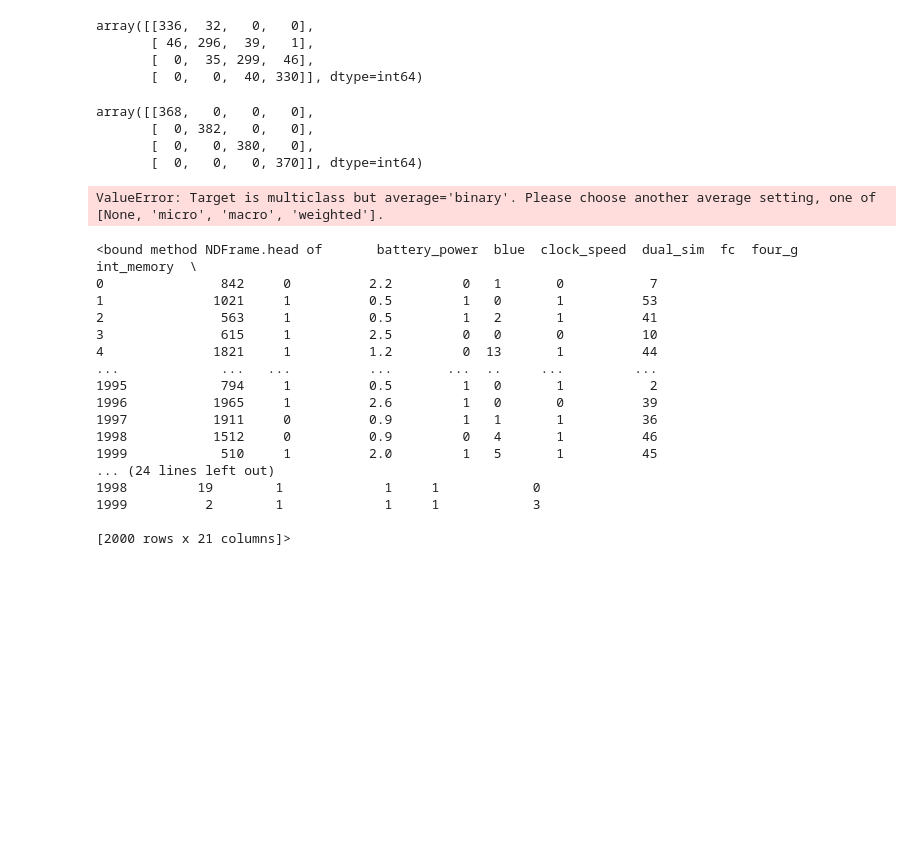
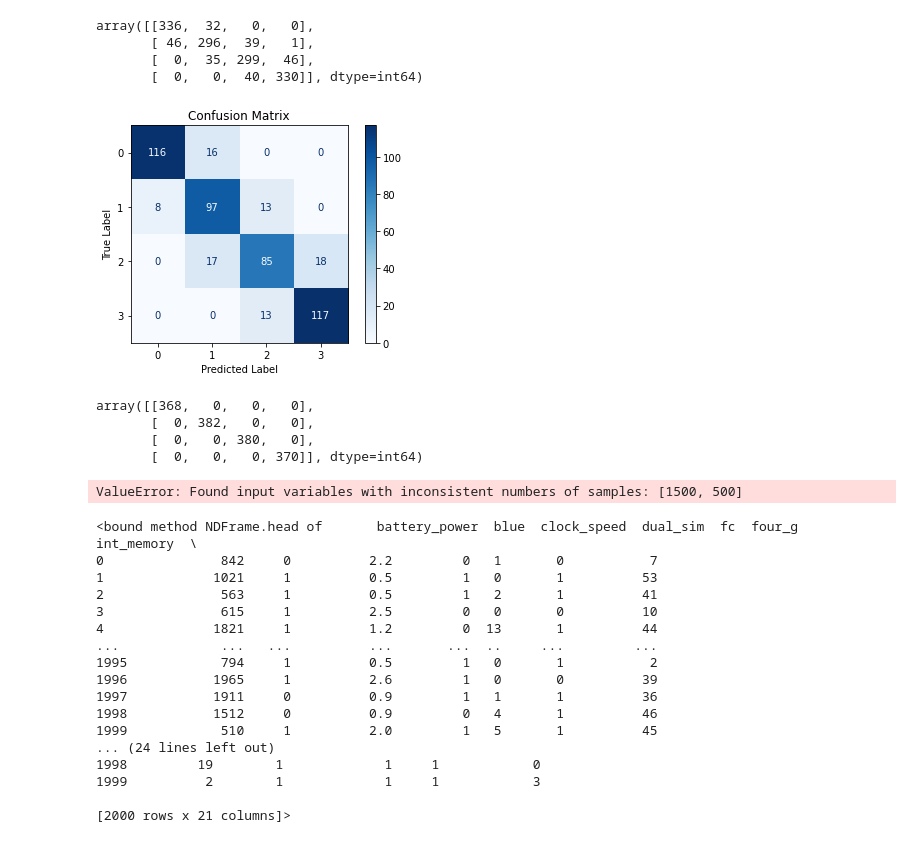
Before and after one commit to na2007/F20DL, a Jupyter notebook: Coursework.ipynb, the cells around one changed output. Cells and saved outputs as stored; diff of their text form; code cells hidden in the pictures; blank space fills up the shorter version.

```diff
--- a/Coursework.ipynb
+++ b/Coursework.ipynb
@@ -480,15 +480,23 @@ array([[336,  32,   0,   0],
        [ 46, 296,  39,   1],
        [  0,  35, 299,  46],
        [  0,   0,  40, 330]], dtype=int64)
-# %%
-y_train_perfect_predictions = y_train  # pretend we reached perfection
-confusion_matrix(y_train, y_train_perfect_predictions)
-# %% [output]
-array([[368,   0,   0,   0],
-       [  0, 382,   0,   0],
-       [  0,   0, 380,   0],
-       [  0,   0,   0, 370]], dtype=int64)
 # %%
-precision_score(y_train, y_train_pred)
+import matplotlib.pyplot as plt
+from sklearn.metrics import plot_confusion_matrix
-# %% [output]
-ValueError: Target is multiclass but average='binary'. Please choose another average setting, one of [None, 'micro', 'macro', 'weighted'].
+# %%
+matrix=plot_confusion_matrix(clf, X_test, y_test, cmap=plt.cm.Blues)
+matrix.ax_.set_title('Confusion Matrix')
+plt.xlabel('Predicted Label')
+plt.ylabel('True Label')
+
+plt.show()
+# %% [output]
+[figure, added]
+# %%
+y_train_perfect_predictions = y_train  # pretend we reached perfection
+confusion_matrix(y_train, y_train_perfect_predictions)
+# %% [output]
+array([[368,   0,   0,   0],
+       [  0, 382,   0,   0],
+       [  0,   0, 380,   0],
+       [  0,   0,   0, 370]], dtype=int64)
@@ -495,3 +505,7 @@ ValueError: Target is multiclass but average='binary'. Please choose another ave
+# %%
+precision_score(y_train, y_pred)
+# %% [output]
+ValueError: Found input variables with inconsistent numbers of samples: [1500, 500]
 # %%
 # 3 most correlating attributes of each class were taken and duplicate attributes were removed
 df = pd.read_csv('/Users/HP/Desktop/train.csv')
```
Also changed, not shown: parts of 1 cell of this notebook.
